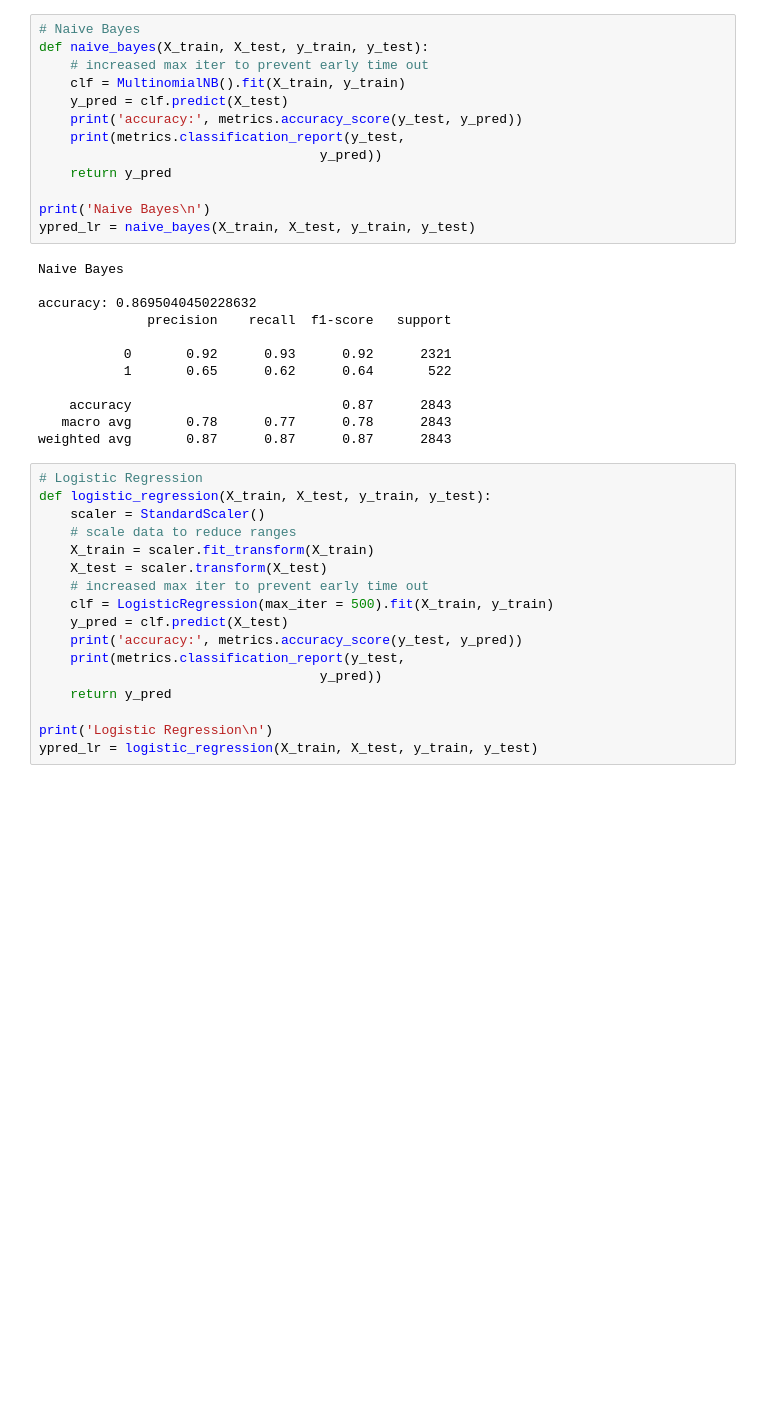
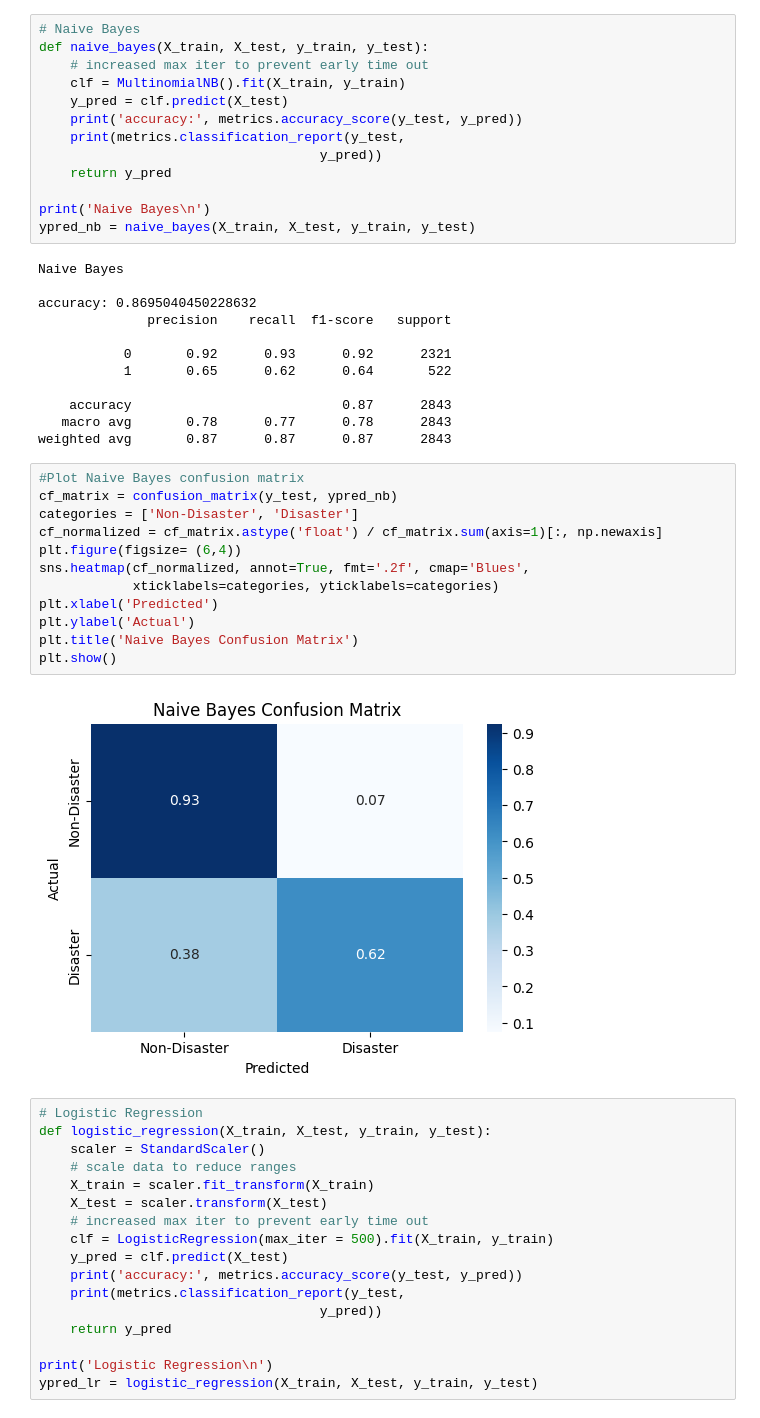
Before and after one commit to tracy-qiu/CS4100-ai-disaster-tweets-project, a Jupyter notebook: classifier.ipynb, the cells around one changed output. Cells and saved outputs as stored; diff of their text form; blank space fills up the shorter version.

Commit message:
Add confusion matrices

```diff
--- a/classifier.ipynb
+++ b/classifier.ipynb
@@ -101,7 +109,7 @@ def naive_bayes(X_train, X_test, y_train, y_test):
     return y_pred
 
 print('Naive Bayes\n')
-ypred_lr = naive_bayes(X_train, X_test, y_train, y_test)
+ypred_nb = naive_bayes(X_train, X_test, y_train, y_test)
 # %% [output]
 Naive Bayes
 
@@ -114,6 +122,20 @@ accuracy: 0.8695040450228632
     accuracy                           0.87      2843
    macro avg       0.78      0.77      0.78      2843
 weighted avg       0.87      0.87      0.87      2843
+# %%
+#Plot Naive Bayes confusion matrix
+cf_matrix = confusion_matrix(y_test, ypred_nb)
+categories = ['Non-Disaster', 'Disaster']
+cf_normalized = cf_matrix.astype('float') / cf_matrix.sum(axis=1)[:, np.newaxis]
+plt.figure(figsize= (6,4))
+sns.heatmap(cf_normalized, annot=True, fmt='.2f', cmap='Blues',
+            xticklabels=categories, yticklabels=categories)
+plt.xlabel('Predicted')
+plt.ylabel('Actual')
+plt.title('Naive Bayes Confusion Matrix')
+plt.show()
+# %% [output]
+[figure, added]
 # %%
 # Logistic Regression
 def logistic_regression(X_train, X_test, y_train, y_test):
```
Also changed, not shown: parts of 4 cells of this notebook.
